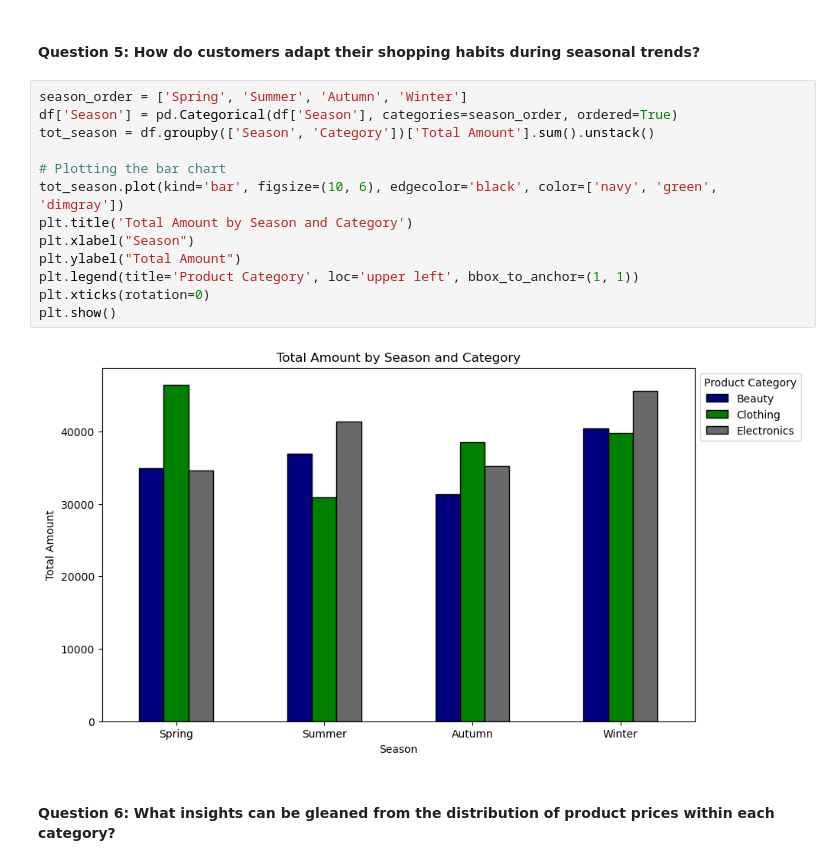
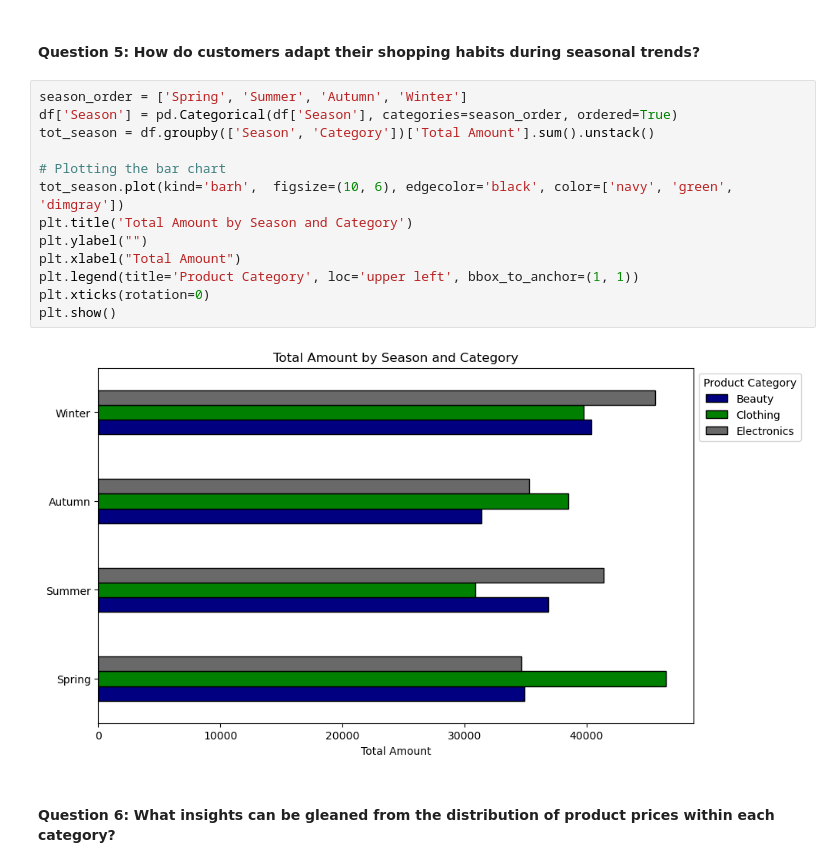
Before and after one commit to Hospoghosyan/Retail_Sales_Analysis, a Jupyter notebook: Retails_sales_analysis.ipynb, the cells around one changed output. Cells and saved outputs as stored; diff of their text form.

```diff
--- a/Retails_sales_analysis.ipynb
+++ b/Retails_sales_analysis.ipynb
@@ -373,17 +373,17 @@ plt.show()
 # %%
 season_order = ['Spring', 'Summer', 'Autumn', 'Winter']
 df['Season'] = pd.Categorical(df['Season'], categories=season_order, ordered=True)
 tot_season = df.groupby(['Season', 'Category'])['Total Amount'].sum().unstack()
 
 # Plotting the bar chart
-tot_season.plot(kind='bar', figsize=(10, 6), edgecolor='black', color=['navy', 'green', 'dimgray'])
+tot_season.plot(kind='barh',  figsize=(10, 6), edgecolor='black', color=['navy', 'green', 'dimgray'])
 plt.title('Total Amount by Season and Category')
-plt.xlabel("Season")
-plt.ylabel("Total Amount")
+plt.ylabel("")
+plt.xlabel("Total Amount")
 plt.legend(title='Product Category', loc='upper left', bbox_to_anchor=(1, 1))
 plt.xticks(rotation=0)
 plt.show()
 # %% [output]
-[figure, old version]
+[figure, new version]
 # %% [markdown]
 #### Question 6: What insights can be gleaned from the distribution of product prices within each category?
```
Also changed, not shown: parts of 4 cells of this notebook.
